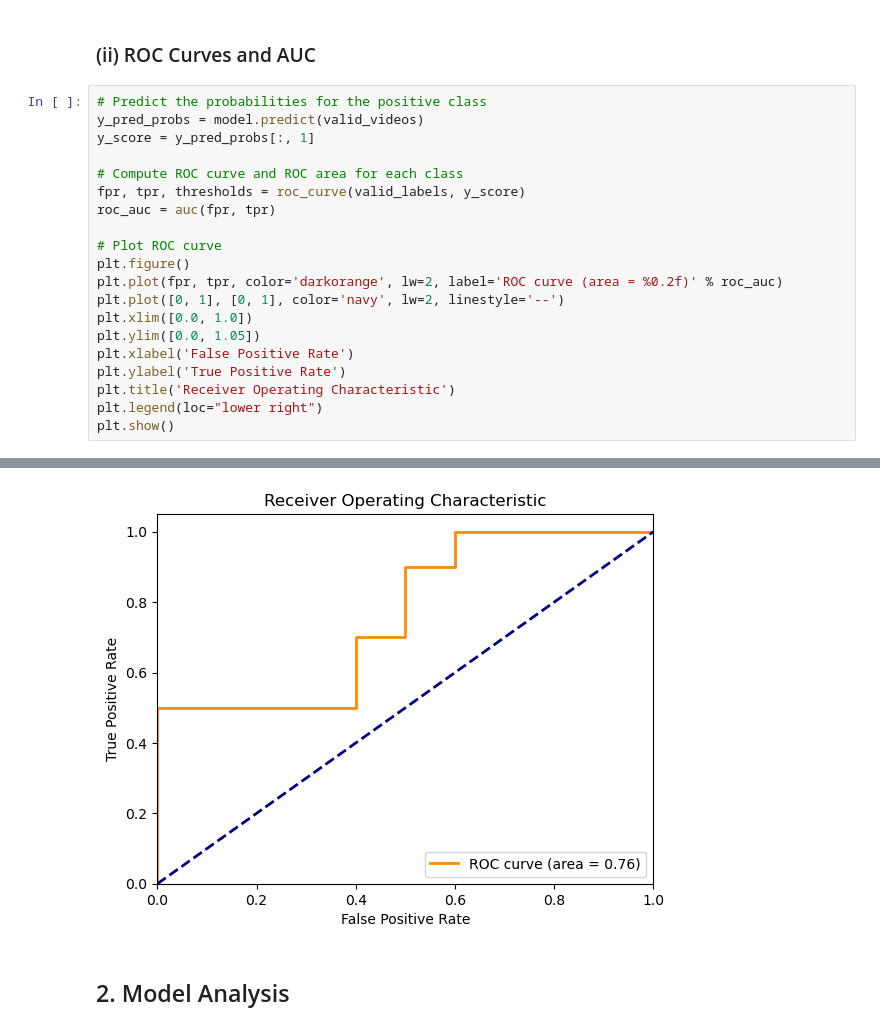
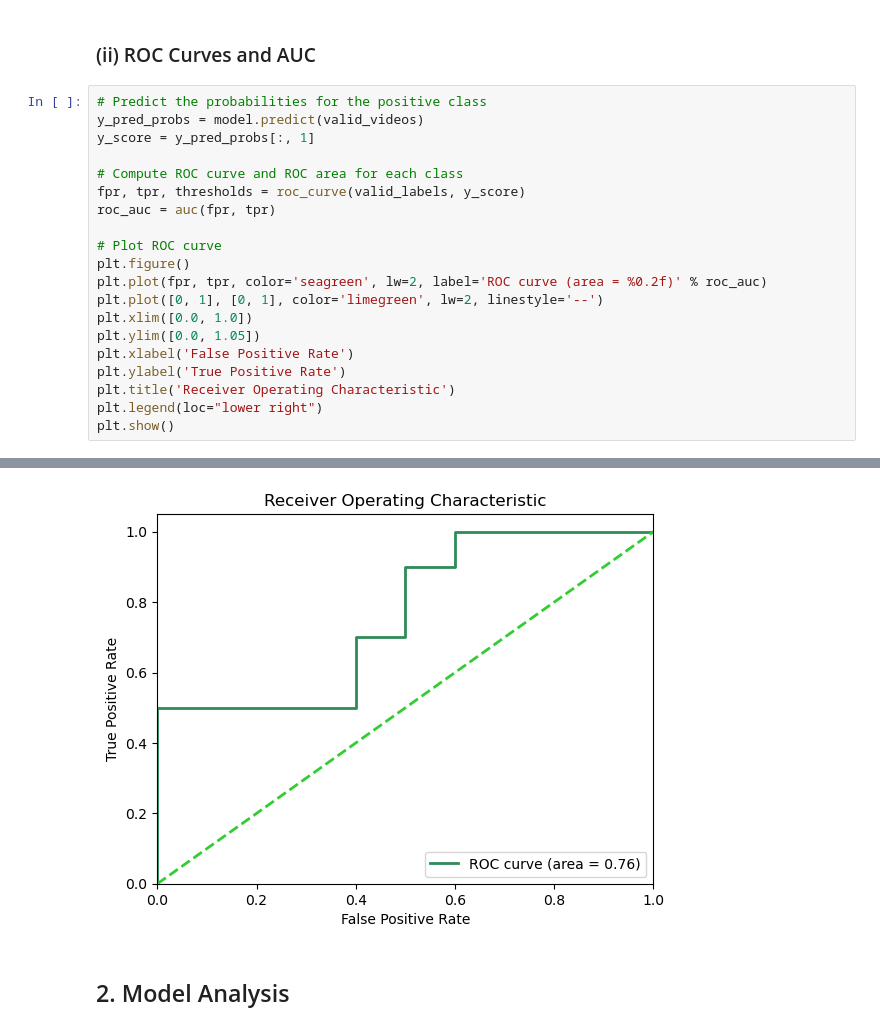
Before and after one commit to ANNIZHENG/Interactive_Weight_Analytics_Interface, a Jupyter notebook: VideoVisionTransformer.ipynb, the cells around one changed output, grey strips where cells are left out. Cells and saved outputs as stored; diff of their text form.

```diff
--- a/VideoVisionTransformer.ipynb
+++ b/VideoVisionTransformer.ipynb
@@ -486,8 +463,8 @@ roc_auc = auc(fpr, tpr)
 
 # Plot ROC curve
 plt.figure()
-plt.plot(fpr, tpr, color='darkorange', lw=2, label='ROC curve (area = %0.2f)' % roc_auc)
-plt.plot([0, 1], [0, 1], color='navy', lw=2, linestyle='--')
+plt.plot(fpr, tpr, color='seagreen', lw=2, label='ROC curve (area = %0.2f)' % roc_auc)
+plt.plot([0, 1], [0, 1], color='limegreen', lw=2, linestyle='--')
 plt.xlim([0.0, 1.0])
 plt.ylim([0.0, 1.05])
 plt.xlabel('False Positive Rate')
@@ -500,4 +477,4 @@ plt.show()
-[figure, old version]
+[figure, new version]
 # %% [markdown]
 ## 2. Model Analysis
 # %% [markdown]
```
Also changed, not shown: parts of 19 cells of this notebook, 1 other file.
